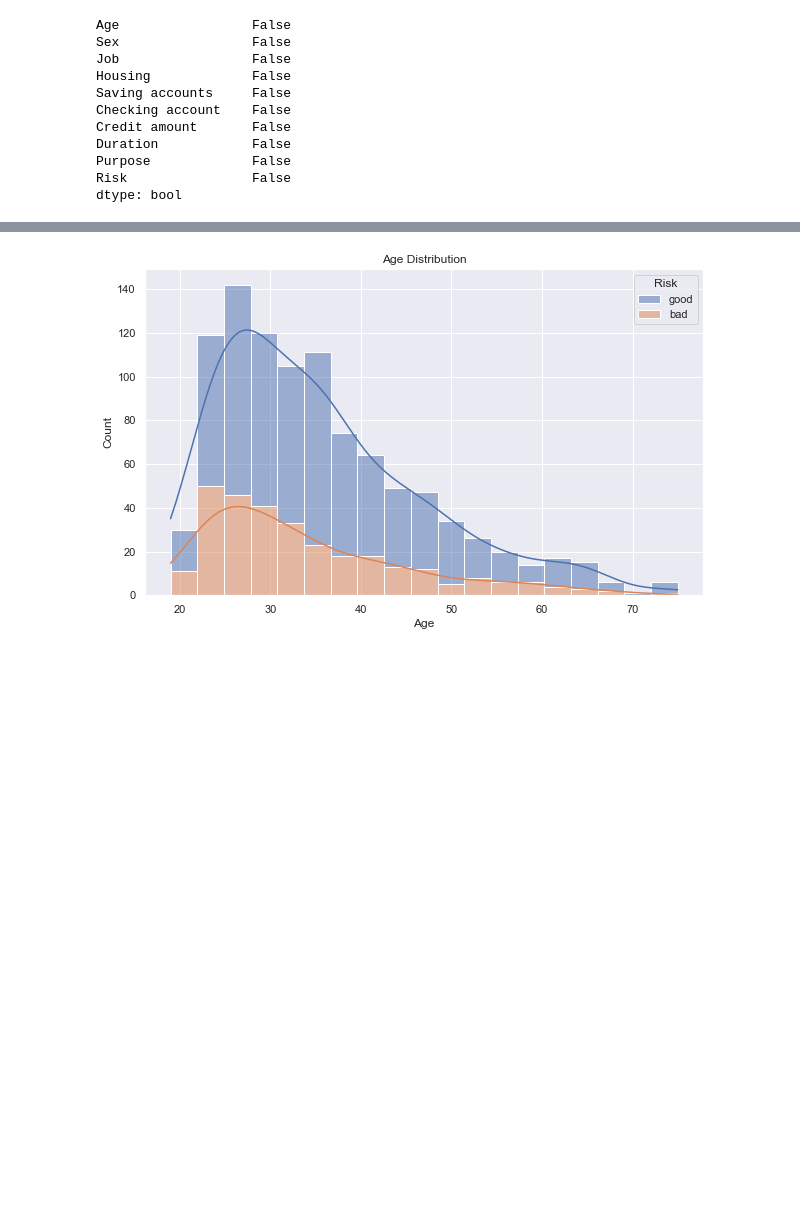
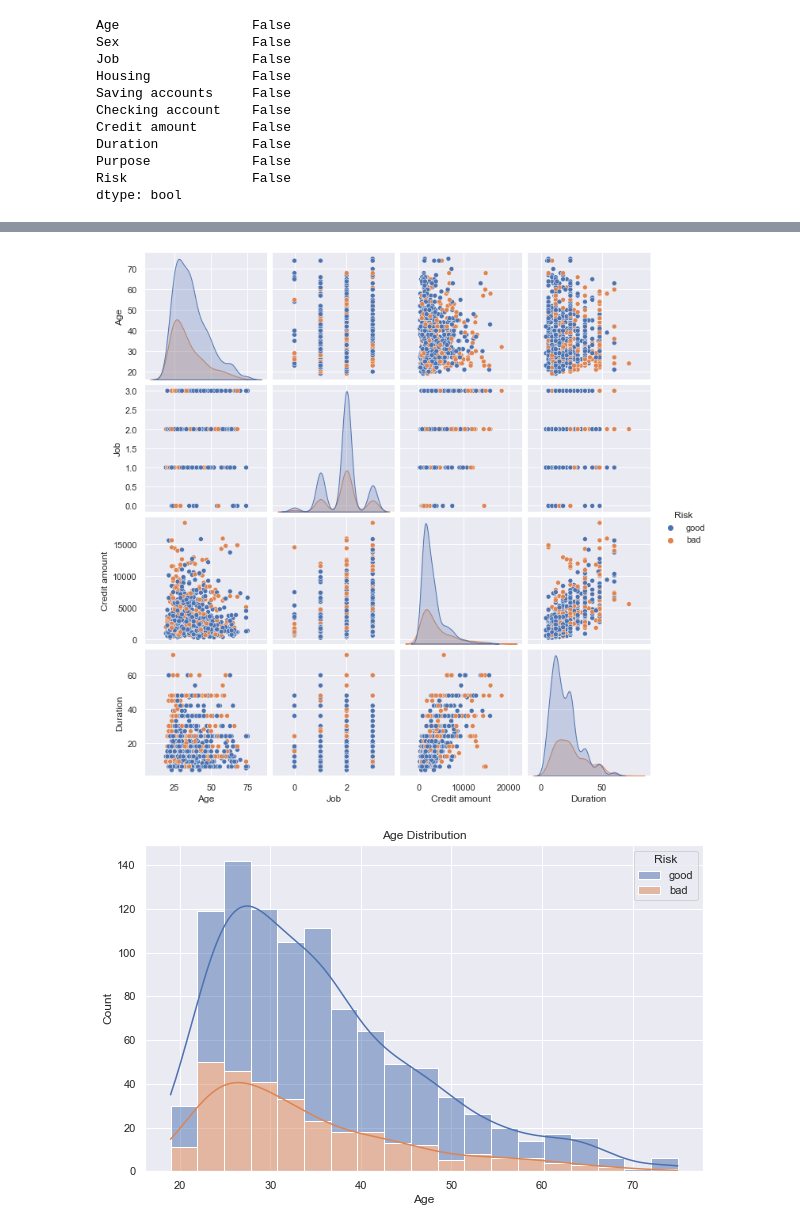
Before and after one commit to bigdatavietnam-org/german-credit-risk, a Jupyter notebook: german-credit-risk.ipynb, the cells around one changed output, grey strips where cells are left out. Saved outputs shown, nothing was run; the diff lists cells and outputs as text; code cells hidden in the pictures; blank space fills up the shorter version.

```diff
--- a/german-credit-risk.ipynb
+++ b/german-credit-risk.ipynb
@@ -168,3 +118,8 @@ py.iplot(fig)
+# %%
+sns.pairplot(credit_df, hue="Risk")
+plt.show()
+# %% [output]
+[figure, added]
 # %%
 plt.figure(figsize=(10, 6))
 age_disticution_df = credit_df[['Age', 'Risk']]
```
Also changed, not shown: parts of 4 cells of this notebook.
